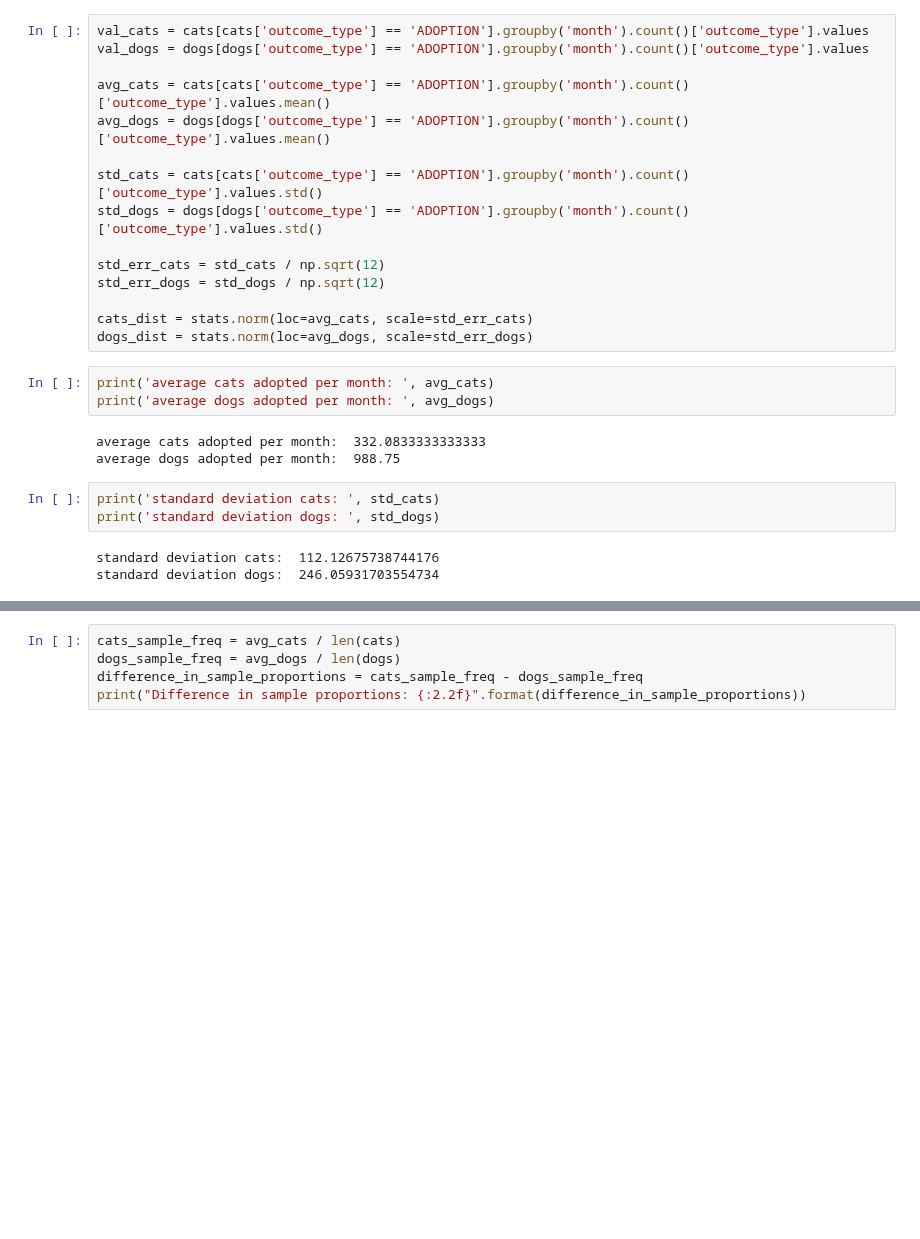
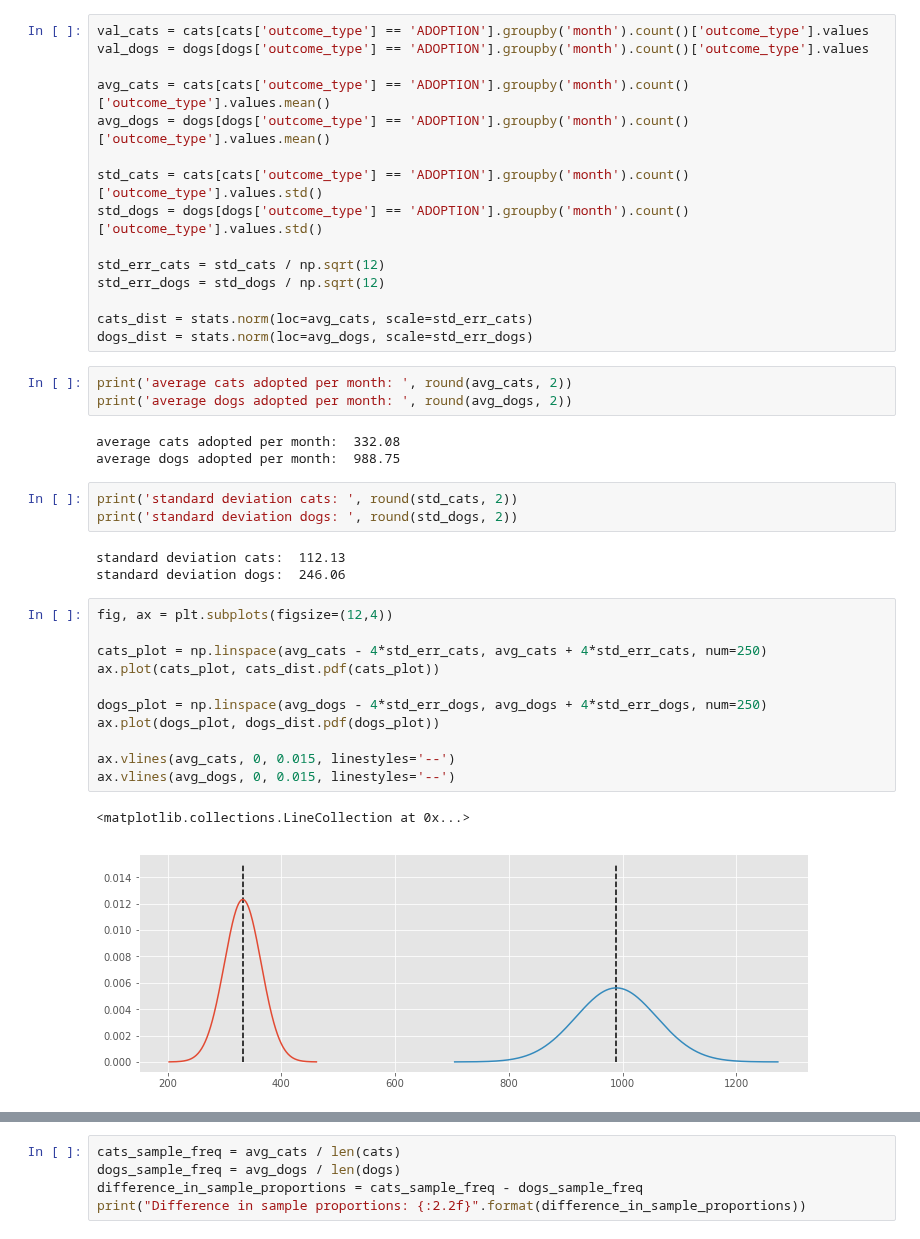
Before and after one commit to cwong690/Dallas-Paws, a Jupyter notebook: dallas_animals.ipynb, the cells around one changed output, grey strips where cells are left out. Saved outputs shown, nothing was run; the diff lists cells and outputs as text; blank space fills up the shorter version.

```diff
--- a/dallas_animals.ipynb
+++ b/dallas_animals.ipynb
@@ -820,14 +816,28 @@ std_err_dogs = std_dogs / np.sqrt(12)
 cats_dist = stats.norm(loc=avg_cats, scale=std_err_cats)
 dogs_dist = stats.norm(loc=avg_dogs, scale=std_err_dogs)
 # %%
-print('average cats adopted per month: ', avg_cats)
-print('average dogs adopted per month: ', avg_dogs)
+print('average cats adopted per month: ', round(avg_cats, 2))
+print('average dogs adopted per month: ', round(avg_dogs, 2))
 # %% [output]
-average cats adopted per month:  332.0833333333333
+average cats adopted per month:  332.08
 average dogs adopted per month:  988.75
 # %%
-print('standard deviation cats: ', std_cats)
-print('standard deviation dogs: ', std_dogs)
+print('standard deviation cats: ', round(std_cats, 2))
+print('standard deviation dogs: ', round(std_dogs, 2))
 # %% [output]
-standard deviation cats:  112.12675738744176
-standard deviation dogs:  246.05931703554734
+standard deviation cats:  112.13
+standard deviation dogs:  246.06
+# %%
+fig, ax = plt.subplots(figsize=(12,4))
+
+cats_plot = np.linspace(avg_cats - 4*std_err_cats, avg_cats + 4*std_err_cats, num=250)
+ax.plot(cats_plot, cats_dist.pdf(cats_plot))
+
+dogs_plot = np.linspace(avg_dogs - 4*std_err_dogs, avg_dogs + 4*std_err_dogs, num=250)
+ax.plot(dogs_plot, dogs_dist.pdf(dogs_plot))
+
+ax.vlines(avg_cats, 0, 0.015, linestyles='--')
+ax.vlines(avg_dogs, 0, 0.015, linestyles='--')
+# %% [output]
+<matplotlib.collections.LineCollection at 0x...>
+[figure, added]
```
Also changed, not shown: parts of 14 cells of this notebook.
